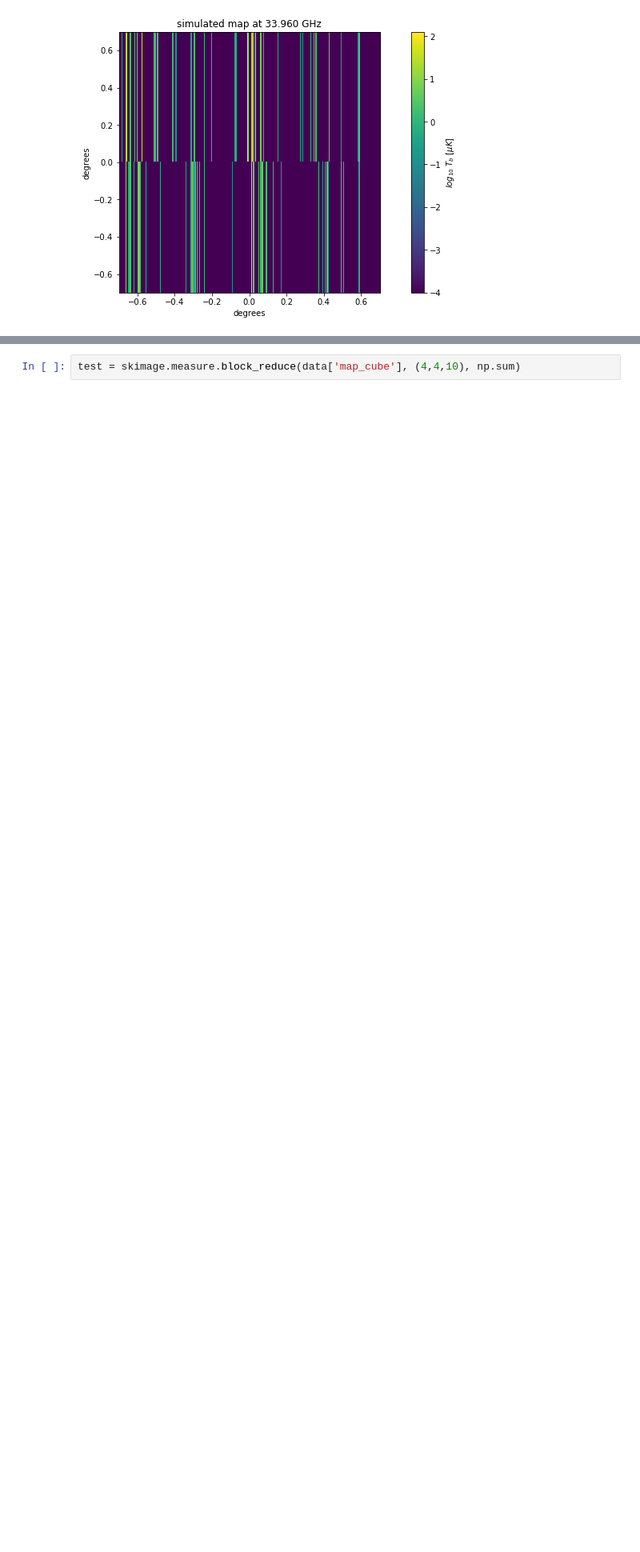
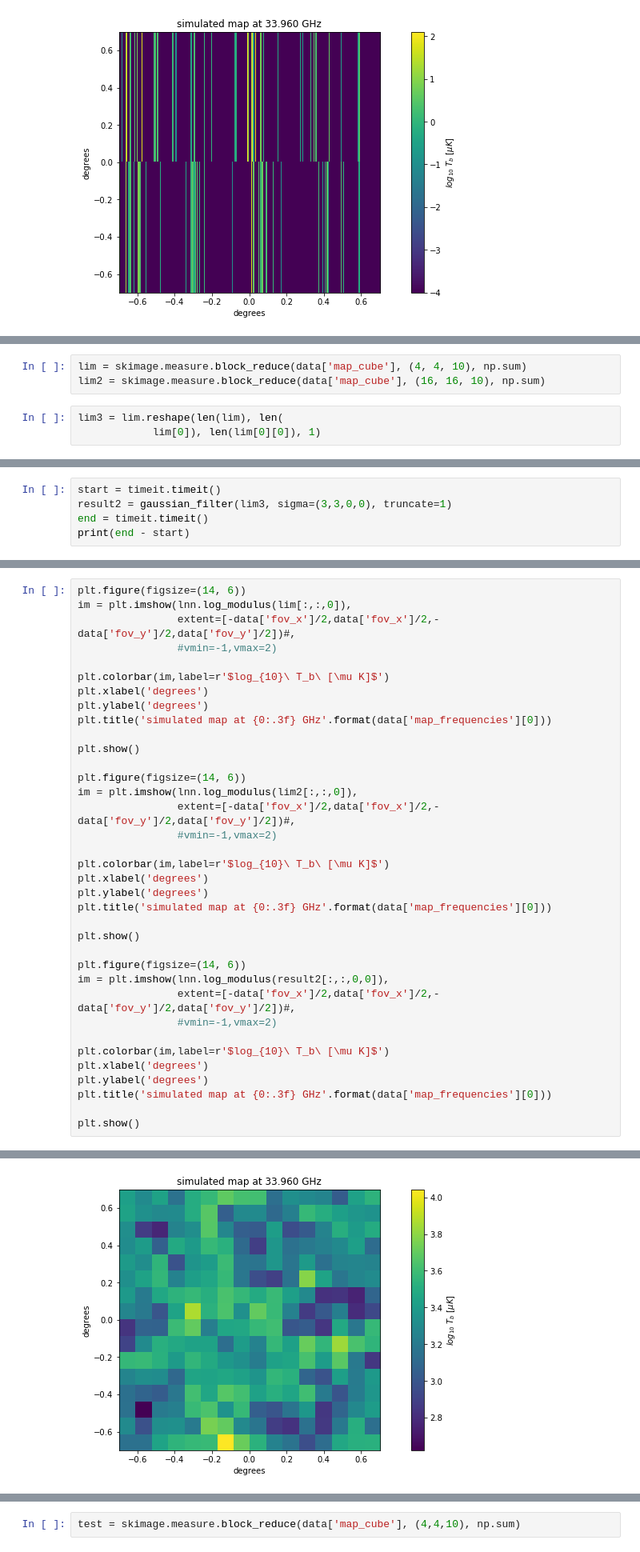
Before and after one commit to dnpfeffer/intensitymap_cnn, a Jupyter notebook: scripts/test_preprocess_maps.ipynb, the cells around one changed output, grey strips where cells are left out. Shown at 80% size. Saved outputs shown, nothing was run; the diff lists cells and outputs as text; blank space fills up the shorter version.

Commit message:
Made new plots with noise corrected model

```diff
--- a/scripts/test_preprocess_maps.ipynb
+++ b/scripts/test_preprocess_maps.ipynb
@@ -99,0 +105,6 @@ plt.title('simulated map at {0:.3f} GHz'.format(data['map_frequencies'][0]))
+# %%
+lim = skimage.measure.block_reduce(data['map_cube'], (4, 4, 10), np.sum)
+lim2 = skimage.measure.block_reduce(data['map_cube'], (16, 16, 10), np.sum)
+# %%
+lim3 = lim.reshape(len(lim), len(
+            lim[0]), len(lim[0][0]), 1)
@@ -99,0 +122,5 @@ plt.title('simulated map at {0:.3f} GHz'.format(data['map_frequencies'][0]))
+# %%
+start = timeit.timeit()
+result2 = gaussian_filter(lim3, sigma=(3,3,0,0), truncate=1)
+end = timeit.timeit()
+print(end - start)
@@ -99,0 +129,37 @@ plt.title('simulated map at {0:.3f} GHz'.format(data['map_frequencies'][0]))
+# %%
+plt.figure(figsize=(14, 6))
+im = plt.imshow(lnn.log_modulus(lim[:,:,0]),
+                extent=[-data['fov_x']/2,data['fov_x']/2,-data['fov_y']/2,data['fov_y']/2])#,
+                #vmin=-1,vmax=2)
+
+plt.colorbar(im,label=r'$log_{10}\ T_b\ [\mu K]$')
+plt.xlabel('degrees')
+plt.ylabel('degrees')
+plt.title('simulated map at {0:.3f} GHz'.format(data['map_frequencies'][0]))
+
+plt.show()
+
+plt.figure(figsize=(14, 6))
+im = plt.imshow(lnn.log_modulus(lim2[:,:,0]),
+                extent=[-data['fov_x']/2,data['fov_x']/2,-data['fov_y']/2,data['fov_y']/2])#,
+                #vmin=-1,vmax=2)
+
+plt.colorbar(im,label=r'$log_{10}\ T_b\ [\mu K]$')
+plt.xlabel('degrees')
+plt.ylabel('degrees')
+plt.title('simulated map at {0:.3f} GHz'.format(data['map_frequencies'][0]))
+
+plt.show()
+
+plt.figure(figsize=(14, 6))
+im = plt.imshow(lnn.log_modulus(result2[:,:,0,0]),
+                extent=[-data['fov_x']/2,data['fov_x']/2,-data['fov_y']/2,data['fov_y']/2])#,
+                #vmin=-1,vmax=2)
+
+plt.colorbar(im,label=r'$log_{10}\ T_b\ [\mu K]$')
+plt.xlabel('degrees')
+plt.ylabel('degrees')
+plt.title('simulated map at {0:.3f} GHz'.format(data['map_frequencies'][0]))
+
+plt.show()
+# %% [output]
@@ -99,0 +167 @@ plt.title('simulated map at {0:.3f} GHz'.format(data['map_frequencies'][0]))
+[figure, added]
```
Also changed, not shown: parts of 7 cells of this notebook, 15 other files.
